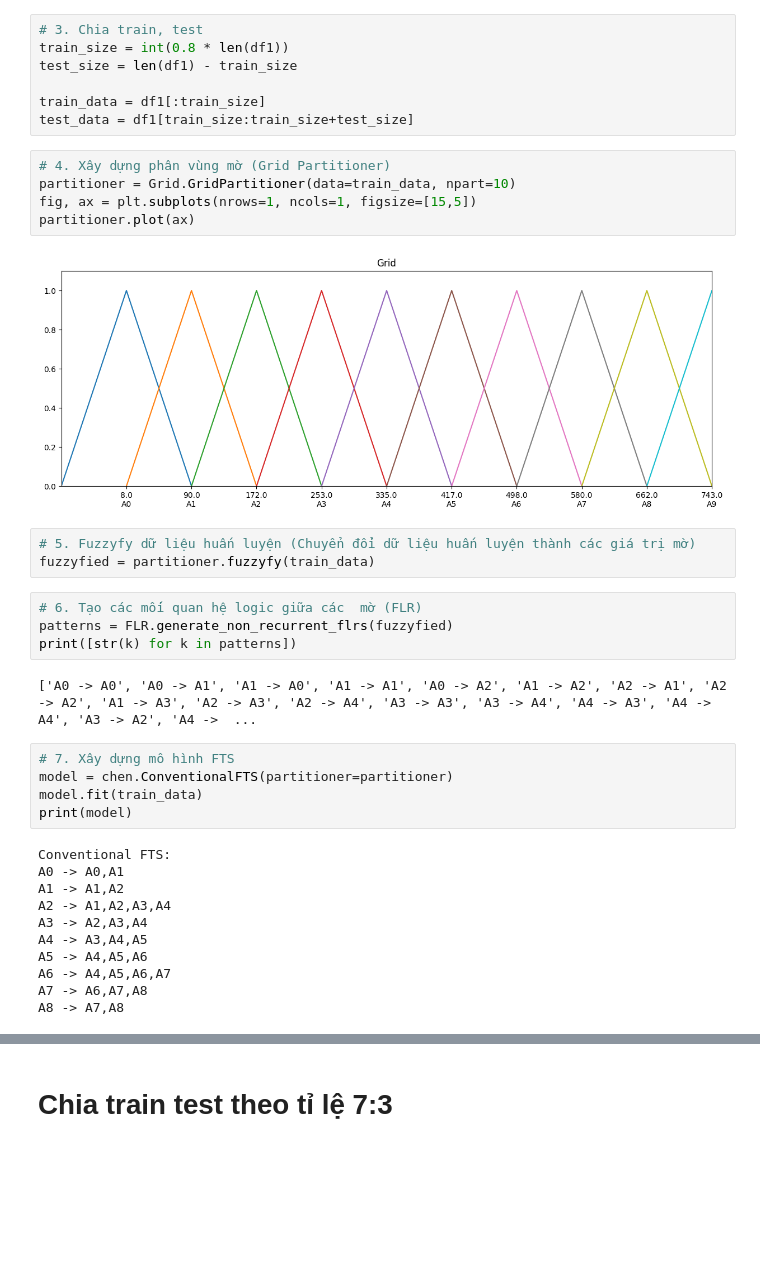
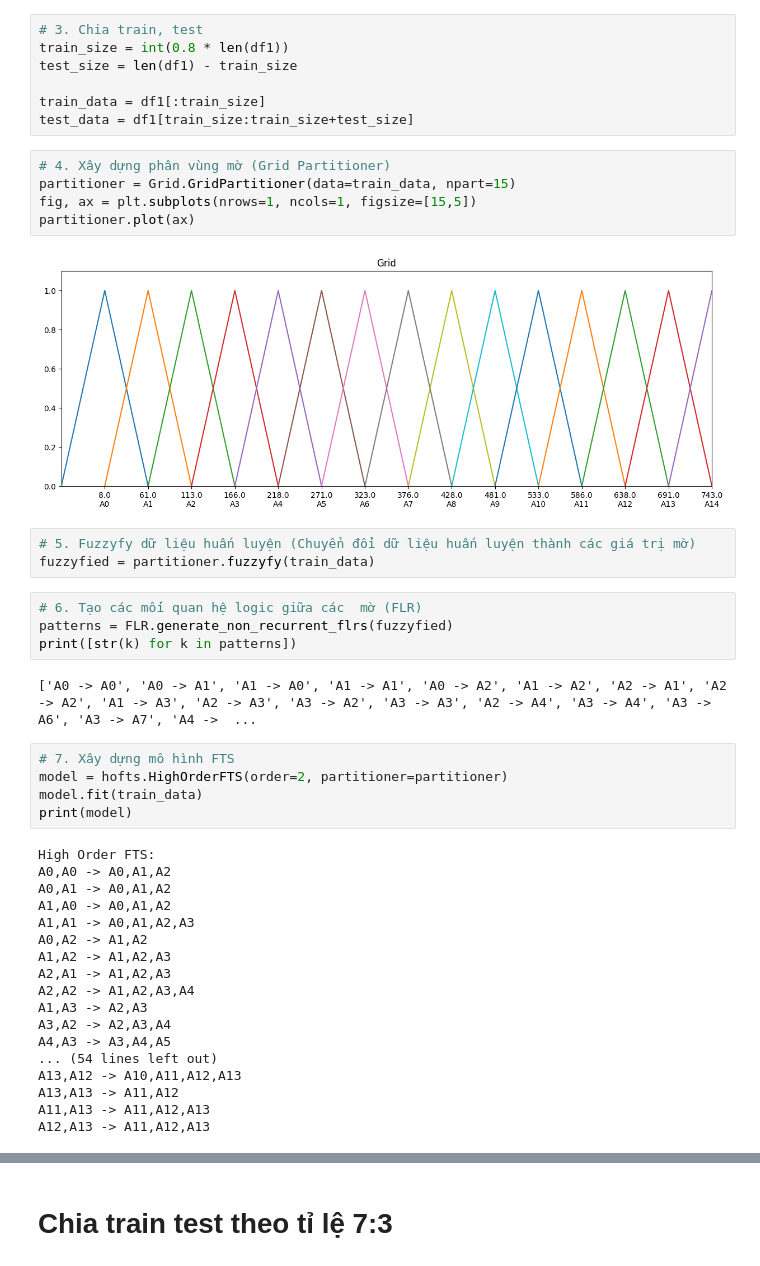
Before and after one commit to DuongTrucUyen/IS403.O21.HTCL_Nhom11, a Jupyter notebook: 3.7.Fuzzy Times Series/Fuzzy_BNB.ipynb, the cells around one changed output, grey strips where cells are left out. Drawn from its saved outputs; the diff is of its cells as text; blank space fills up the shorter version.

```diff
--- a/3.7.Fuzzy Times Series/Fuzzy_BNB.ipynb
+++ b/3.7.Fuzzy Times Series/Fuzzy_BNB.ipynb
@@ -55,11 +55,11 @@ train_data = df1[:train_size]
 test_data = df1[train_size:train_size+test_size]
 # %%
 # 4. Xây dựng phân vùng mờ (Grid Partitioner)
-partitioner = Grid.GridPartitioner(data=train_data, npart=10)
+partitioner = Grid.GridPartitioner(data=train_data, npart=15)
 fig, ax = plt.subplots(nrows=1, ncols=1, figsize=[15,5])
 partitioner.plot(ax)
 # %% [output]
-[figure, old version]
+[figure, new version]
 # %%
 # 5. Fuzzyfy dữ liệu huấn luyện (Chuyển đổi dữ liệu huấn luyện thành các giá trị mờ)
 fuzzyfied = partitioner.fuzzyfy(train_data)
@@ -68,22 +68,29 @@ fuzzyfied = partitioner.fuzzyfy(train_data)
 patterns = FLR.generate_non_recurrent_flrs(fuzzyfied)
 print([str(k) for k in patterns])
 # %% [output]
-['A0 -> A0', 'A0 -> A1', 'A1 -> A0', 'A1 -> A1', 'A0 -> A2', 'A1 -> A2', 'A2 -> A1', 'A2 -> A2', 'A1 -> A3', 'A2 -> A3', 'A2 -> A4', 'A3 -> A3', 'A3 -> A4', 'A4 -> A3', 'A4 -> A4', 'A3 -> A2', 'A4 ->  ...
+['A0 -> A0', 'A0 -> A1', 'A1 -> A0', 'A1 -> A1', 'A0 -> A2', 'A1 -> A2', 'A2 -> A1', 'A2 -> A2', 'A1 -> A3', 'A2 -> A3', 'A3 -> A2', 'A3 -> A3', 'A2 -> A4', 'A3 -> A4', 'A3 -> A6', 'A3 -> A7', 'A4 ->  ...
 # %%
 # 7. Xây dựng mô hình FTS
-model = chen.ConventionalFTS(partitioner=partitioner)
+model = hofts.HighOrderFTS(order=2, partitioner=partitioner)
 model.fit(train_data)
 print(model)
 # %% [output]
-Conventional FTS:
-A0 -> A0,A1
-A1 -> A1,A2
-A2 -> A1,A2,A3,A4
-A3 -> A2,A3,A4
-A4 -> A3,A4,A5
-A5 -> A4,A5,A6
-A6 -> A4,A5,A6,A7
-A7 -> A6,A7,A8
-A8 -> A7,A8
+High Order FTS:
+A0,A0 -> A0,A1,A2
+A0,A1 -> A0,A1,A2
+A1,A0 -> A0,A1,A2
+A1,A1 -> A0,A1,A2,A3
+A0,A2 -> A1,A2
+A1,A2 -> A1,A2,A3
+A2,A1 -> A1,A2,A3
+A2,A2 -> A1,A2,A3,A4
+A1,A3 -> A2,A3
+A3,A2 -> A2,A3,A4
+A4,A3 -> A3,A4,A5
+... (54 lines left out)
+A13,A12 -> A10,A11,A12,A13
+A13,A13 -> A11,A12
+A11,A13 -> A11,A12,A13
+A12,A13 -> A11,A12,A13
 # %%
 # 8. Dự đoán dữ liệu test
```
Also changed, not shown: parts of 16 cells of this notebook, 2 other files.
